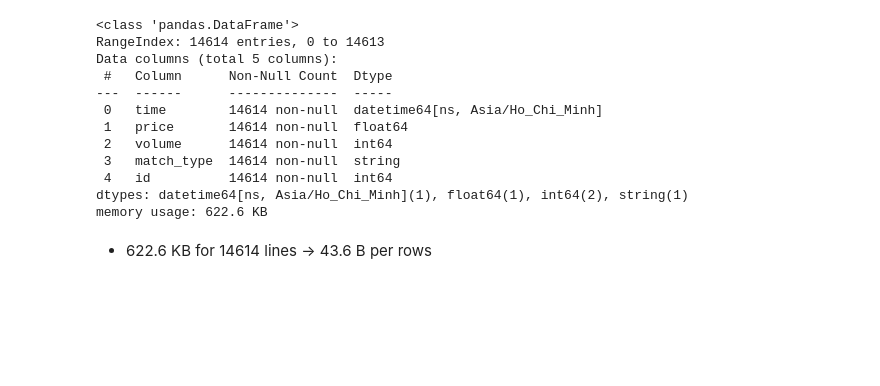
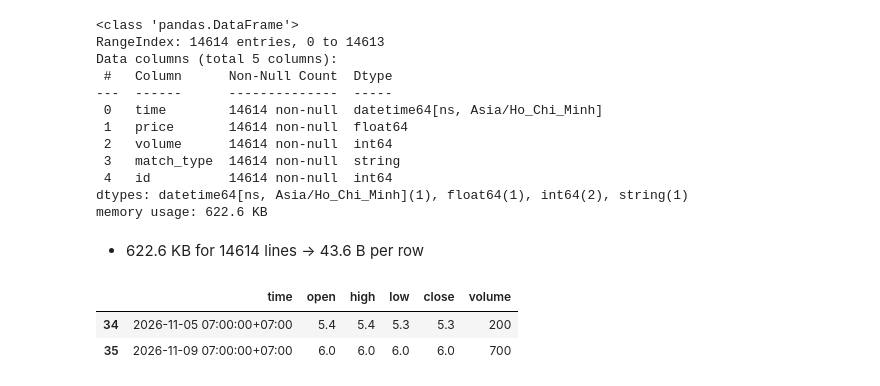
Before and after one commit to DanhHoangLongDuong/Vietnam-stock-market-pipeline, a Jupyter notebook: notebooks/explore.ipynb, the cells around one changed output. Saved outputs shown, nothing was run; the diff lists cells and outputs as text; code cells hidden in the pictures; blank space fills up the shorter version.

```diff
--- a/notebooks/explore.ipynb
+++ b/notebooks/explore.ipynb
@@ -438,4 +447,12 @@ Data columns (total 5 columns):
 dtypes: datetime64[ns, Asia/Ho_Chi_Minh](1), float64(1), int64(2), string(1)
 memory usage: 622.6 KB
 # %% [markdown]
-- 622.6 KB for 14614 lines -> 43.6 B per rows
+- 622.6 KB for 14614 lines -> 43.6 B per row
+# %%
+ybc_ohlcv = mkt.equity("YBC").ohlcv()
+# %%
+ybc_ohlcv[ybc_ohlcv["time"] >= "2026-11-01"]
+# %% [output]
+|  | time | open | high | low | close | volume |
+| 34 | 2026-11-05 07:00:00+07:00 | 5.4 | 5.4 | 5.3 | 5.3 | 200 |
+| 35 | 2026-11-09 07:00:00+07:00 | 6.0 | 6.0 | 6.0 | 6.0 | 700 |
```
Also changed, not shown: parts of 18 cells of this notebook.
